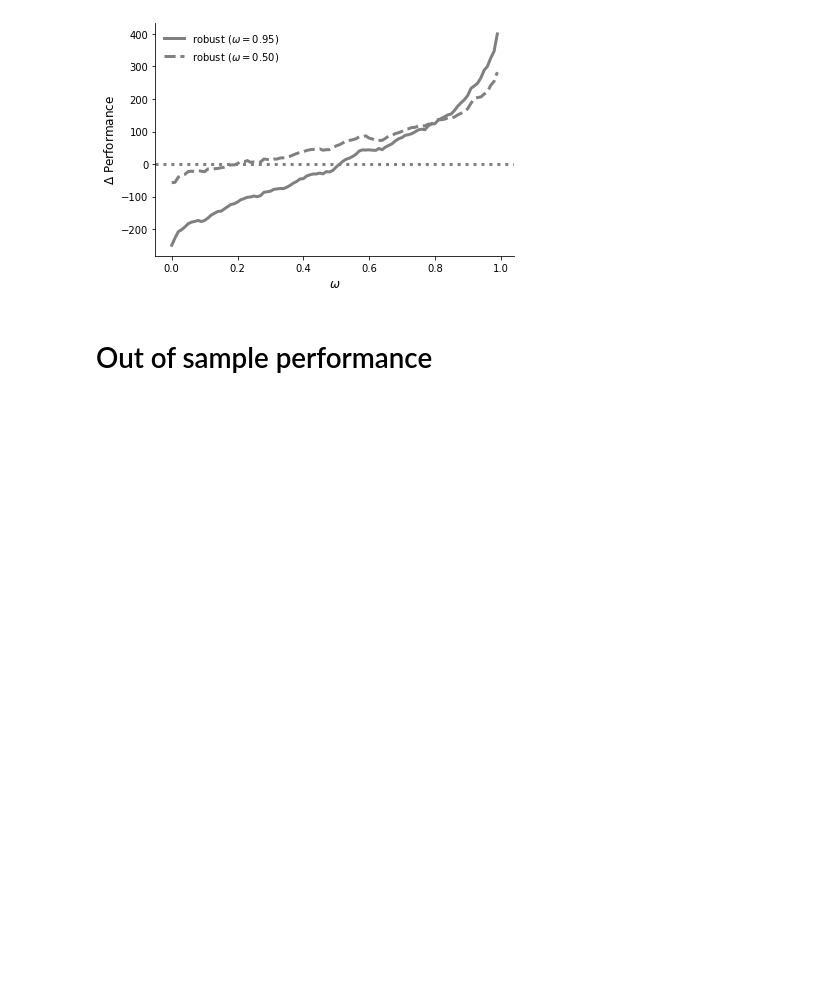
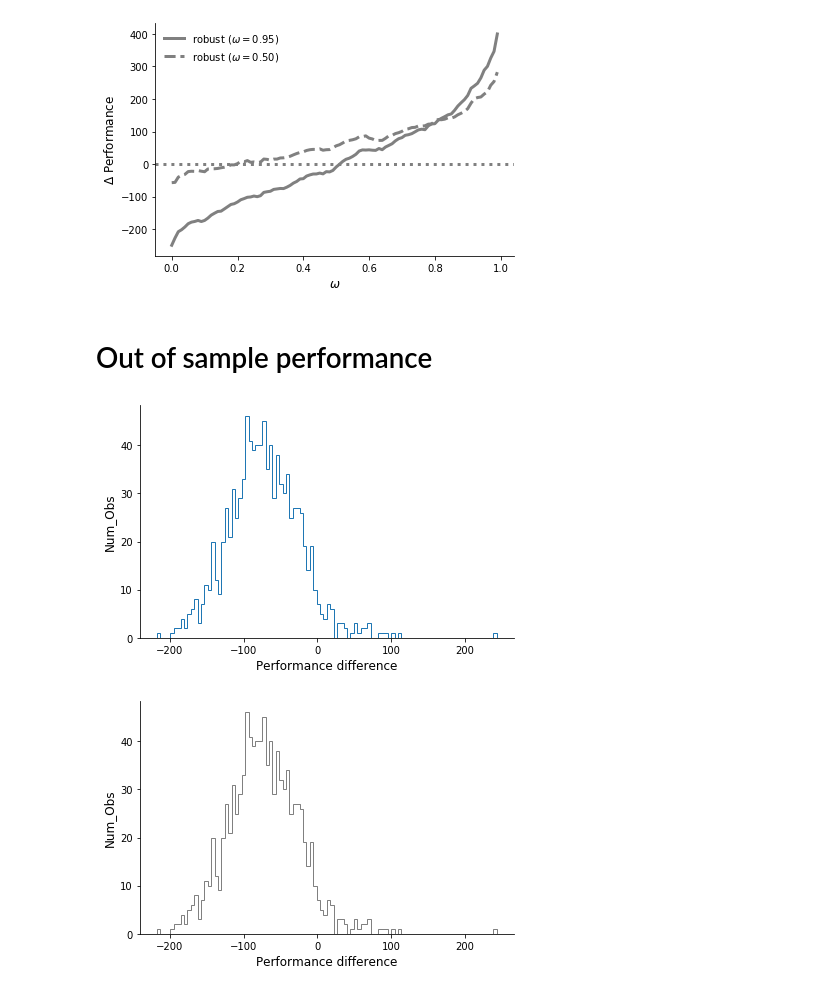
Before and after one commit to robustzurcher/analysis, a Jupyter notebook: notebooks/03_application.ipynb, the cells around one changed output. Saved outputs shown, nothing was run; the diff lists cells and outputs as text; code cells hidden in the pictures; blank space fills up the shorter version.

Commit message:
Edited figures.

```diff
--- a/notebooks/03_application.ipynb
+++ b/notebooks/03_application.ipynb
@@ -174,0 +171,5 @@ get_difference_plot()
+# %%
+get_out_of_sample_4292_05()
+# %% [output]
+[figure, added]
+[figure, added]
```
Also changed, not shown: parts of 3 cells of this notebook, 3 other files.
